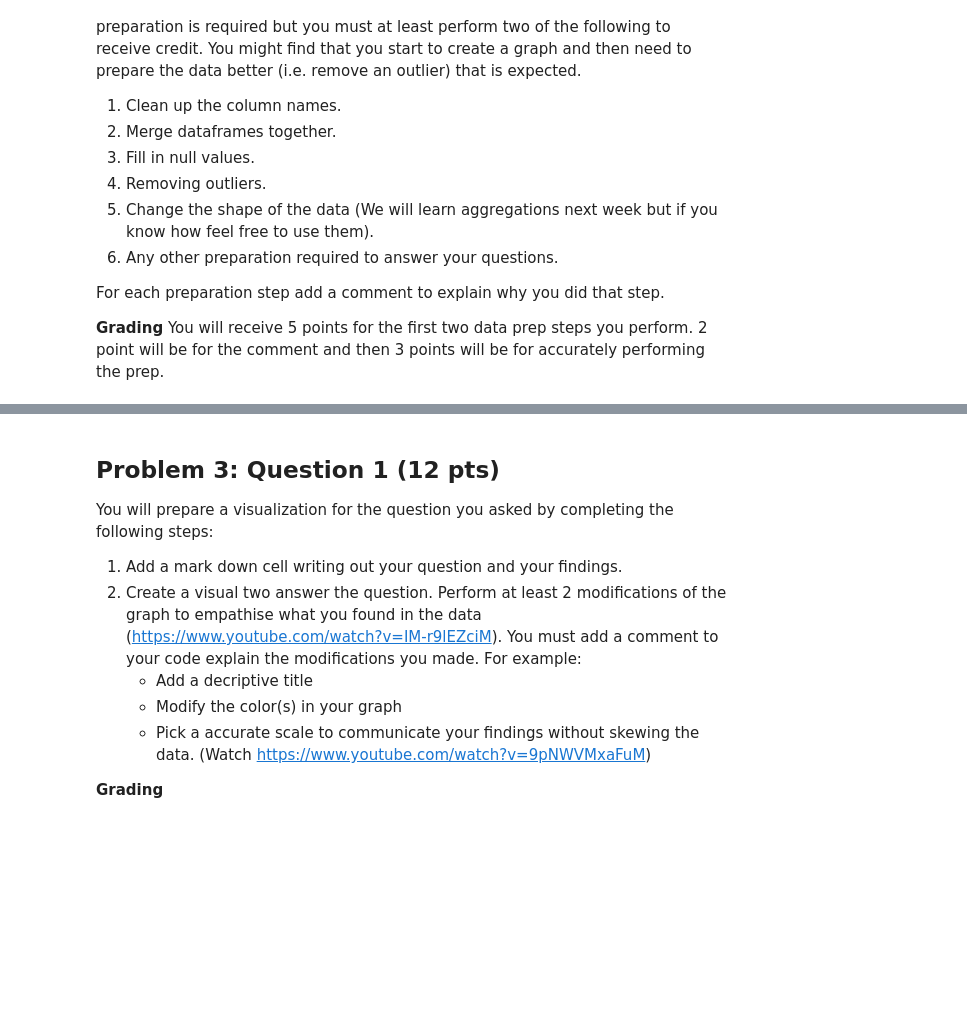
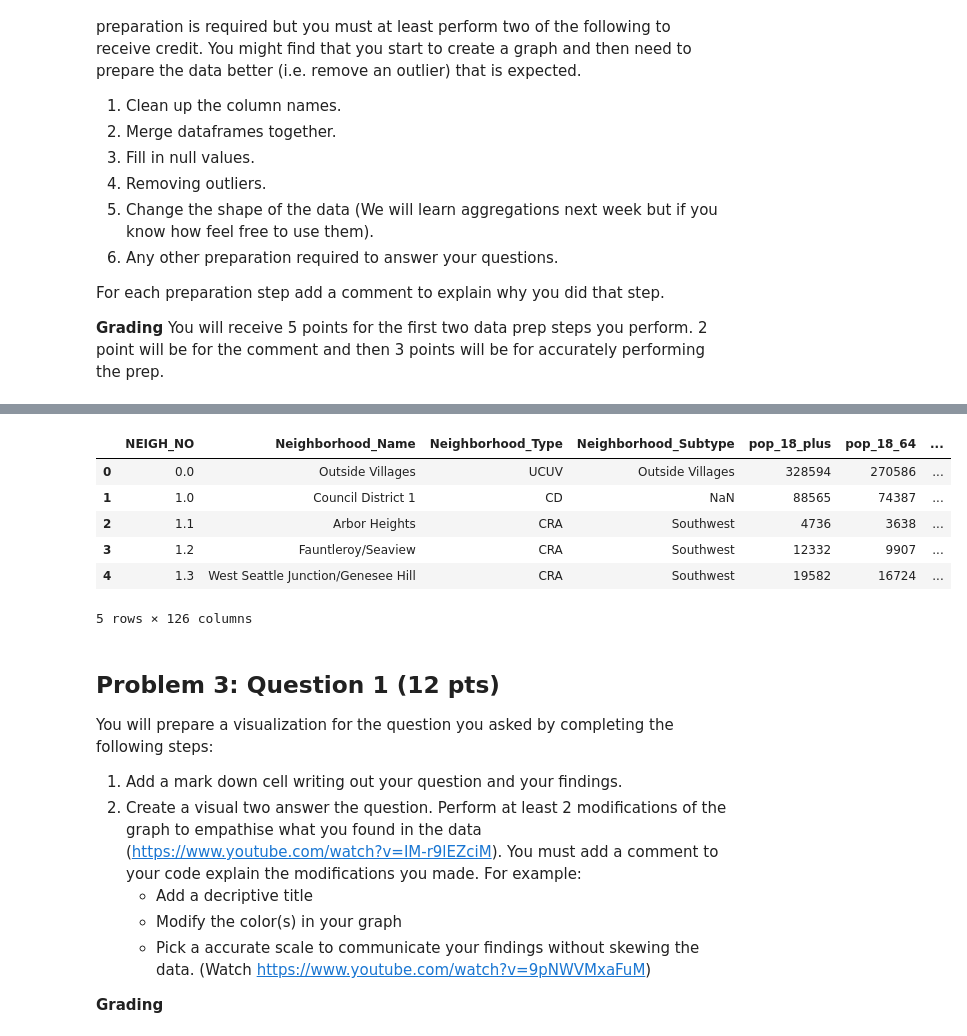
Before and after one commit to oi12bu/AD450, a Jupyter notebook: week_9_viz_determ.ipynb, the cells around one changed output, grey strips where cells are left out. Drawn from its saved outputs; the diff is of its cells as text; code cells hidden in the pictures; blank space fills up the shorter version.

```diff
--- a/week_9_viz_determ.ipynb
+++ b/week_9_viz_determ.ipynb
@@ -305,3 +488,38 @@ df.head()
+# %%
+# Merging the three dataframes
+
+# List of columns to merge on
+merge_cols = [
+    'NEIGH_NO',
+    'Neighborhood_Name',
+    'Neighborhood_Type',
+    'Neighborhood_Subtype',
+    'ACS_Vinatage',
+    'neighborhood_type'
+]
+
+# Dropping problematic column
+dis_health_df = dis_health_df.drop(columns=['OBJECTID'], errors='ignore')
+income_df = income_df.drop(columns=['OBJECTID'], errors='ignore')
+poverty_df = poverty_df.drop(columns=['OBJECTID'], errors='ignore')
+
+# The actual merge
+df = pd.merge(dis_health_df, income_df, on= merge_cols, how='outer')
+df = pd.merge(df, poverty_df, on= merge_cols, how='outer')
+
+# Dropping unnecessary column
+df.drop(columns='ACS_Vinatage', inplace= True)
+
+# Checking the final merge
+df.head()
+# %% [output]
+|  | NEIGH_NO | Neighborhood_Name | Neighborhood_Type | Neighborhood_Subtype | pop_18_plus | pop_18_64 | ... |
+| 0 | 0.0 | Outside Villages | UCUV | Outside Villages | 328594 | 270586 | ... |
+| 1 | 1.0 | Council District 1 | CD | NaN | 88565 | 74387 | ... |
+| 2 | 1.1 | Arbor Heights | CRA | Southwest | 4736 | 3638 | ... |
+| 3 | 1.2 | Fauntleroy/Seaview | CRA | Southwest | 12332 | 9907 | ... |
+| 4 | 1.3 | West Seattle Junction/Genesee Hill | CRA | Southwest | 19582 | 16724 | ... |
+5 rows × 126 columns
 # %% [markdown]
 ## Problem 3: Question 1 (12 pts)
 
```
Also changed, not shown: parts of 7 cells of this notebook.
